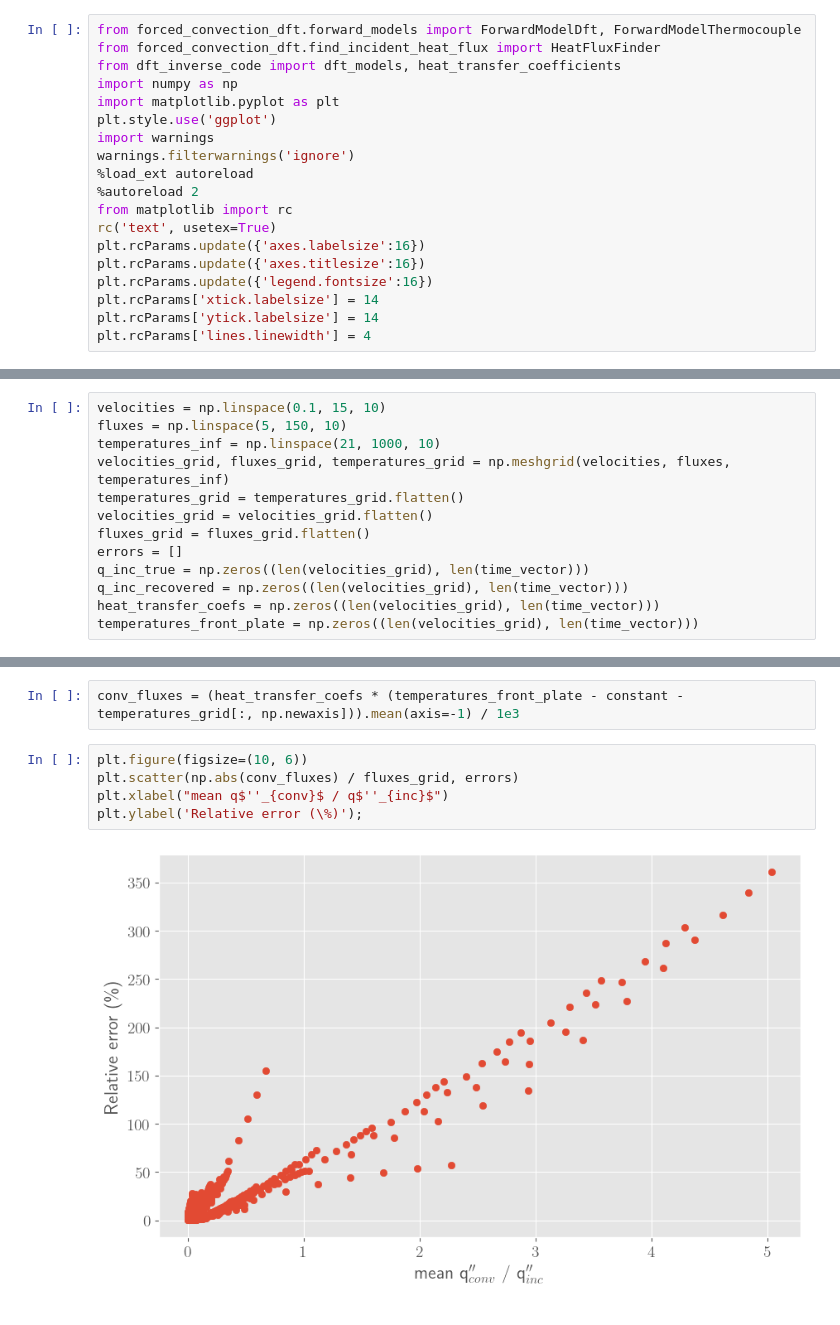
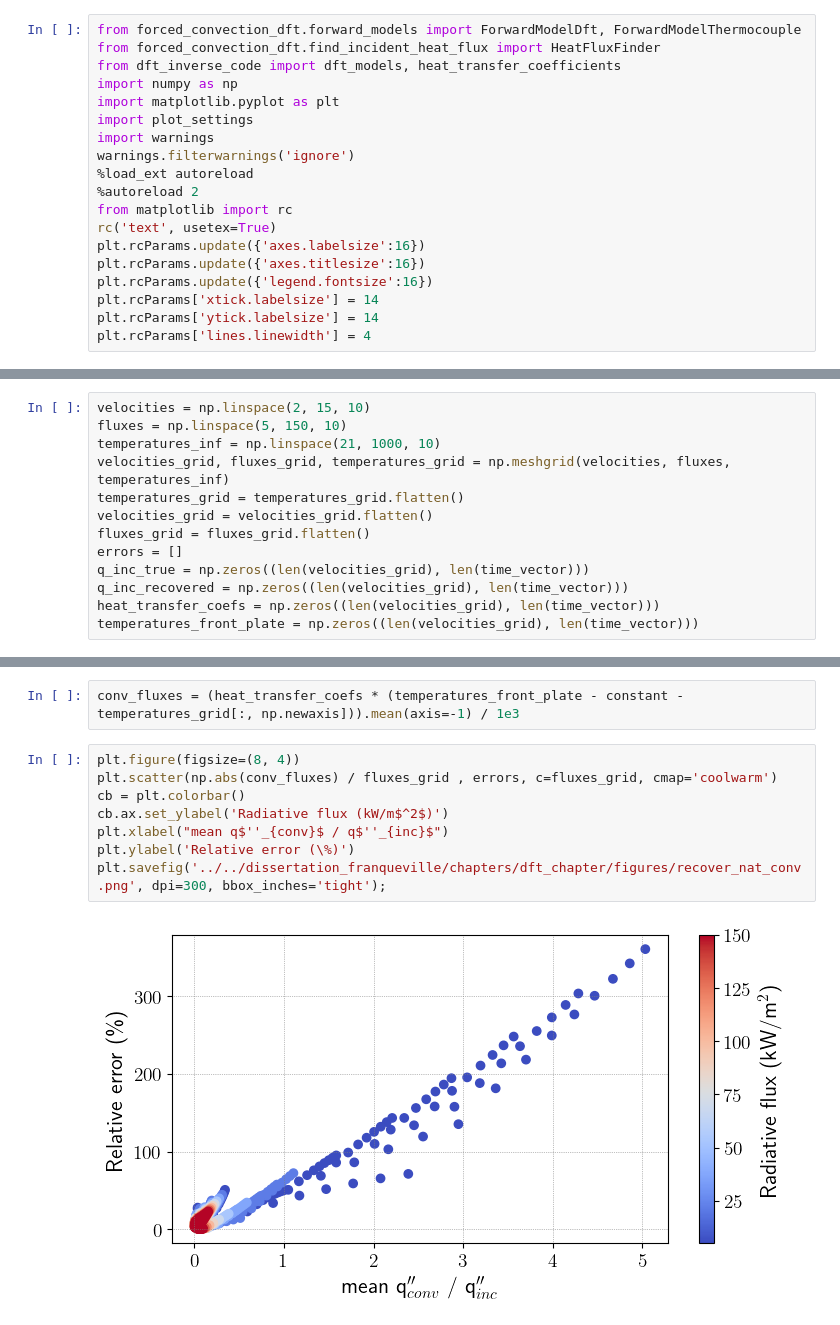
Before and after one commit to JulietteFranque/dft_dissertation, a Jupyter notebook: jupyter_notebooks/calculate_natural_convection_error.ipynb, the cells around one changed output, grey strips where cells are left out. Cells and saved outputs as stored; diff of their text form.

Commit message:
dissertation updates

```diff
--- a/jupyter_notebooks/calculate_natural_convection_error.ipynb
+++ b/jupyter_notebooks/calculate_natural_convection_error.ipynb
@@ -4,7 +4,7 @@ from forced_convection_dft.find_incident_heat_flux import HeatFluxFinder
 from dft_inverse_code import dft_models, heat_transfer_coefficients
 import numpy as np
 import matplotlib.pyplot as plt
-plt.style.use('ggplot')
+import plot_settings
 import warnings
 warnings.filterwarnings('ignore')
 %load_ext autoreload
@@ -40,7 +37,7 @@ plate_side_length = .0762
 # %% [markdown]
 # Run forward model
 # %%
-velocities = np.linspace(0.1, 15, 10)
+velocities = np.linspace(2, 15, 10)
 fluxes = np.linspace(5, 150, 10)
 temperatures_inf = np.linspace(21, 1000, 10)
 velocities_grid, fluxes_grid, temperatures_grid = np.meshgrid(velocities, fluxes, temperatures_inf)
@@ -79,12 +76,15 @@ for i, (temp, vel, flux) in enumerate(zip(temperatures_grid, velocities_grid, fl
 # %%
 conv_fluxes = (heat_transfer_coefs * (temperatures_front_plate - constant - temperatures_grid[:, np.newaxis])).mean(axis=-1) / 1e3
 # %%
-plt.figure(figsize=(10, 6))
-plt.scatter(np.abs(conv_fluxes) / fluxes_grid, errors)
+plt.figure(figsize=(8, 4))
+plt.scatter(np.abs(conv_fluxes) / fluxes_grid , errors, c=fluxes_grid, cmap='coolwarm')
+cb = plt.colorbar()
+cb.ax.set_ylabel('Radiative flux (kW/m$^2$)')
 plt.xlabel("mean q$''_{conv}$ / q$''_{inc}$")
-plt.ylabel('Relative error (\%)');
+plt.ylabel('Relative error (\%)')
+plt.savefig('../../dissertation_franqueville/chapters/dft_chapter/figures/recover_nat_conv.png', dpi=300, bbox_inches='tight');
 # %% [output]
-[figure, old version]
+[figure, new version]
 # %%
 fig, axes = plt.subplots(nrows=1, ncols=3, sharex=False, sharey=True, figsize=(12, 3.5))
 axes[0].scatter(velocities_grid, errors, color='red')
```
Also changed, not shown: parts of 4 cells of this notebook, 7 other files.
